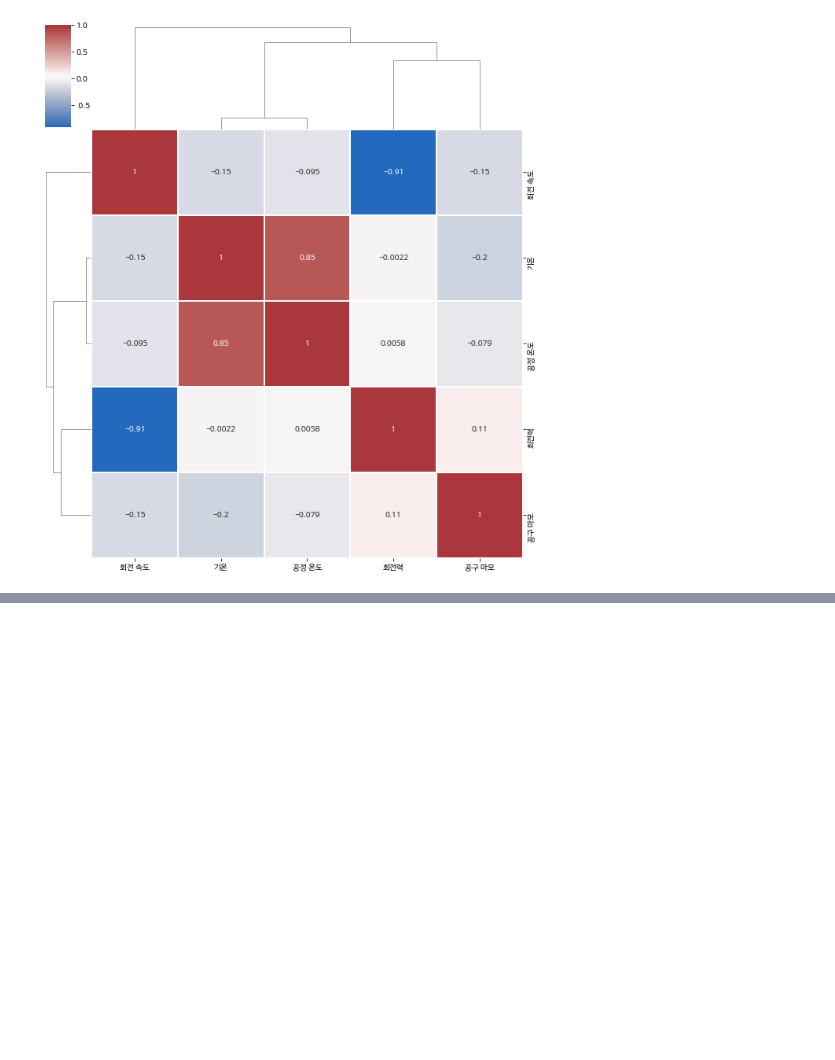
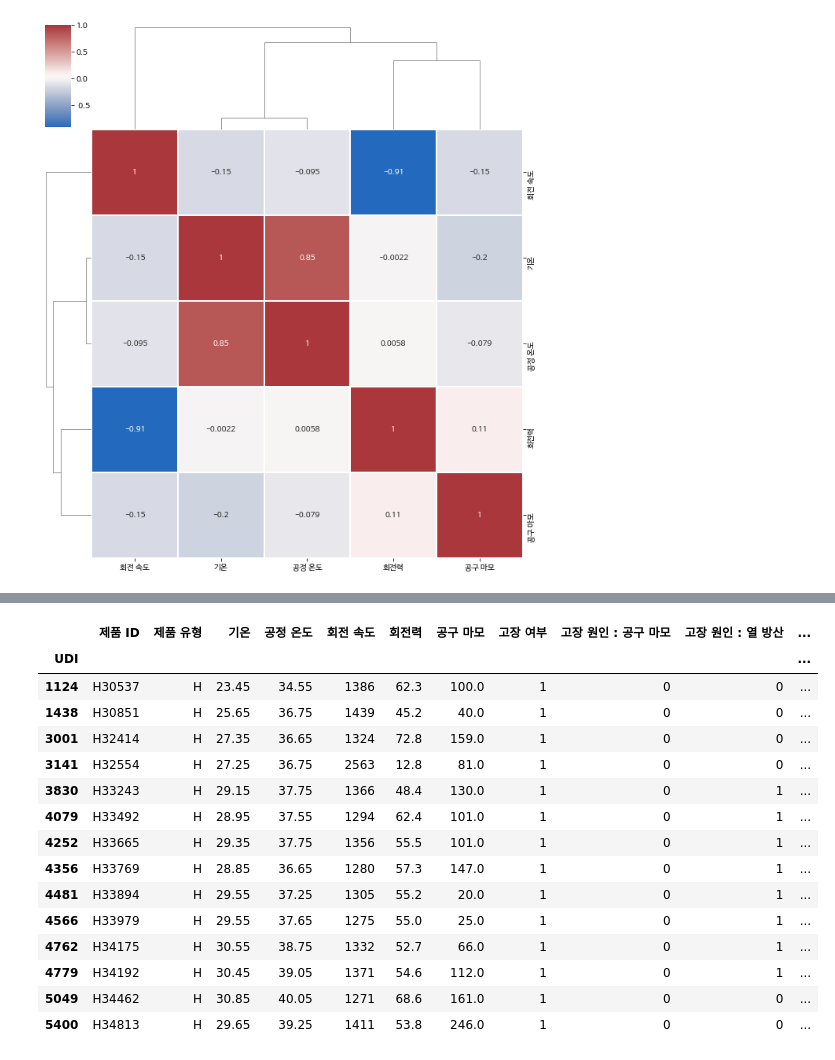
Before and after one commit to cesong2/Display-Sensor, a Jupyter notebook: Predictive_Maintenance2.ipynb, the cells around one changed output, grey strips where cells are left out. Saved outputs shown, nothing was run; the diff lists cells and outputs as text; code cells hidden in the pictures; blank space fills up the shorter version.

```diff
--- a/Predictive_Maintenance2.ipynb
+++ b/Predictive_Maintenance2.ipynb
@@ -721,0 +719,4 @@ plt.show()
+# %%
+df_L = df[df['제품 유형'] == 'L']
+df_M = df[df['제품 유형'] == 'M']
+df_H = df[df['제품 유형'] == 'H']
@@ -721,0 +757,19 @@ plt.show()
+# %%
+df_H[df['고장 여부'] == 1]
+# %% [output]
+|  | 제품 ID | 제품 유형 | 기온 | 공정 온도 | 회전 속도 | 회전력 | 공구 마모 | 고장 여부 | 고장 원인 : 공구 마모 | 고장 원인 : 열 방산 | ... |
+| UDI |  |  |  |  |  |  |  |  |  |  | ... |
+| 1124 | H30537 | H | 23.45 | 34.55 | 1386 | 62.3 | 100.0 | 1 | 0 | 0 | ... |
+| 1438 | H30851 | H | 25.65 | 36.75 | 1439 | 45.2 | 40.0 | 1 | 0 | 0 | ... |
+| 3001 | H32414 | H | 27.35 | 36.65 | 1324 | 72.8 | 159.0 | 1 | 0 | 0 | ... |
+| 3141 | H32554 | H | 27.25 | 36.75 | 2563 | 12.8 | 81.0 | 1 | 0 | 0 | ... |
+| 3830 | H33243 | H | 29.15 | 37.75 | 1366 | 48.4 | 130.0 | 1 | 0 | 1 | ... |
+| 4079 | H33492 | H | 28.95 | 37.55 | 1294 | 62.4 | 101.0 | 1 | 0 | 1 | ... |
+| 4252 | H33665 | H | 29.35 | 37.75 | 1356 | 55.5 | 101.0 | 1 | 0 | 1 | ... |
+| 4356 | H33769 | H | 28.85 | 36.65 | 1280 | 57.3 | 147.0 | 1 | 0 | 1 | ... |
+| 4481 | H33894 | H | 29.55 | 37.25 | 1305 | 55.2 | 20.0 | 1 | 0 | 1 | ... |
+| 4566 | H33979 | H | 29.55 | 37.65 | 1275 | 55.0 | 25.0 | 1 | 0 | 1 | ... |
+| 4762 | H34175 | H | 30.55 | 38.75 | 1332 | 52.7 | 66.0 | 1 | 0 | 1 | ... |
+| 4779 | H34192 | H | 30.45 | 39.05 | 1371 | 54.6 | 112.0 | 1 | 0 | 1 | ... |
+| 5049 | H34462 | H | 30.85 | 40.05 | 1271 | 68.6 | 161.0 | 1 | 0 | 0 | ... |
+| 5400 | H34813 | H | 29.65 | 39.25 | 1411 | 53.8 | 246.0 | 1 | 0 | 0 | ... |
```
Also changed, not shown: parts of 10 cells of this notebook.
